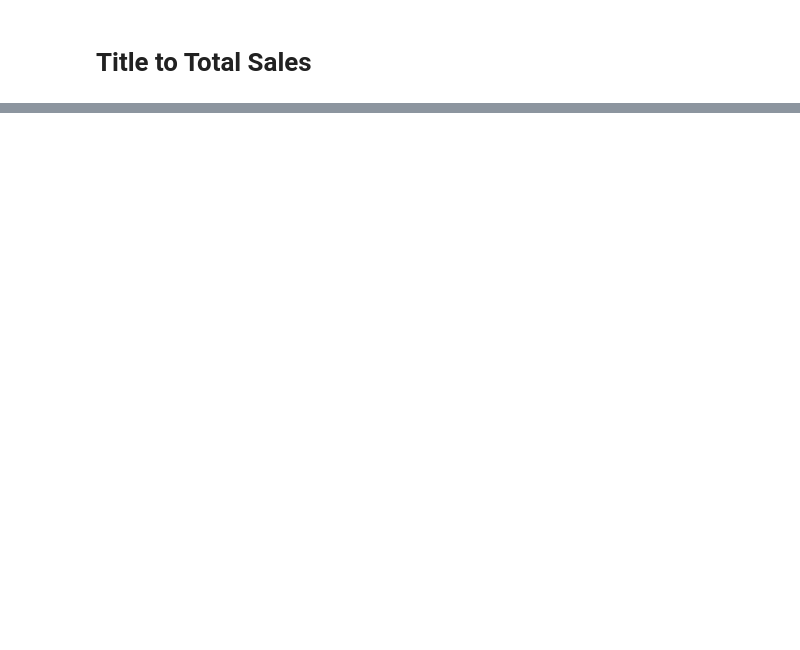
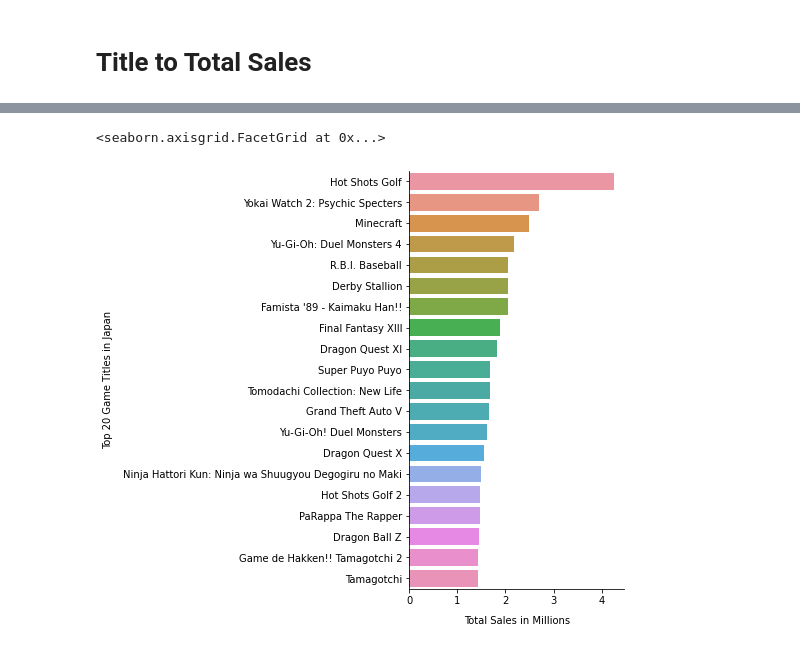
Before and after one commit to Secade/DATASCI-Video-Game-Sales, a Jupyter notebook: Video Game Sales EDA.ipynb, the cells around one changed output, grey strips where cells are left out. Saved outputs shown, nothing was run; the diff lists cells and outputs as text; code cells hidden in the pictures; blank space fills up the shorter version.

```diff
--- a/Video Game Sales EDA.ipynb
+++ b/Video Game Sales EDA.ipynb
@@ -543,0 +594,5 @@ title_total_plot.set_axis_labels("Total Sales in Millions", "Top 20 Game Titles"
+# %%
+region_sales_jp = region_sales.groupby(["title"], as_index=False)['jp_sales'].sum()
+region_sales_jp = region_sales_jp.sort_values(by='jp_sales', ascending=False)
+region_sales_jp = region_sales_jp.nlargest(20, 'jp_sales')
+region_sales_jp
@@ -543,0 +617,7 @@ title_total_plot.set_axis_labels("Total Sales in Millions", "Top 20 Game Titles"
+# %%
+region_sales_jp_plot = sns.catplot(data = region_sales_jp, x = "jp_sales", y = "title", kind="bar", orient = 'h')
+region_sales_jp_plot.fig.set_size_inches(20.5, 6.5)
+region_sales_jp_plot.set_axis_labels("Total Sales in Millions", "Top 20 Game Titles in Japan", labelpad=10)
+# %% [output]
+<seaborn.axisgrid.FacetGrid at 0x...>
+[figure, added]
```
Also changed, not shown: parts of 33 cells of this notebook.
